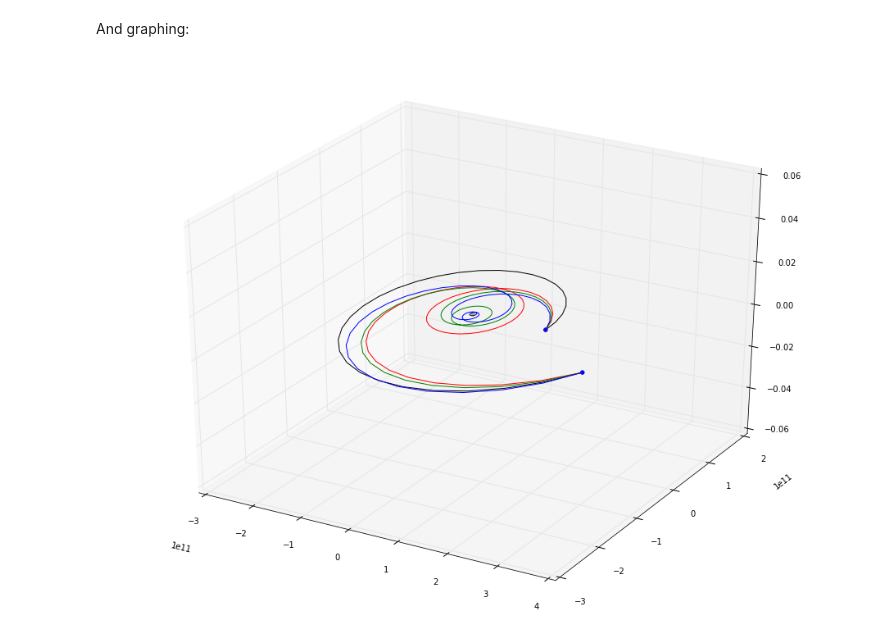
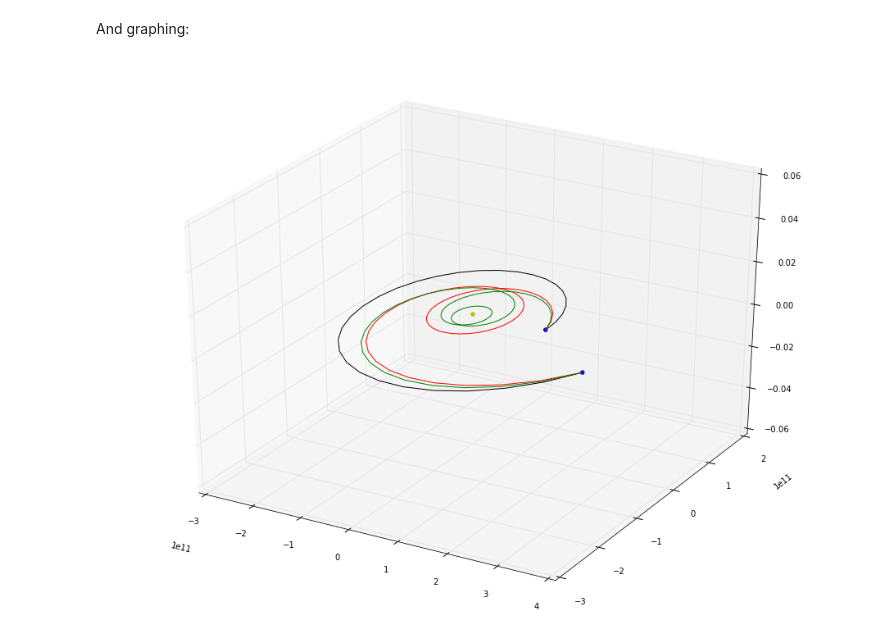
Before and after one commit to CainVelasquez/expsin, a Jupyter notebook: Exposin Project.ipynb, the cells around one changed output. Cells and saved outputs as stored; diff of their text form; code cells hidden in the pictures.

```diff
--- a/Exposin Project.ipynb
+++ b/Exposin Project.ipynb
@@ -52,25 +52,25 @@ And graphing:
 # %%
 %matplotlib inline
 from pylab import rcParams
 rcParams['figure.figsize'] = 16, 12
 
 import matplotlib as mpl
 from mpl_toolkits.mplot3d import Axes3D
 import matplotlib.pyplot as plt
 
 fig = plt.figure()
 axis = fig.gca(projection='3d')
 
 axis.scatter([0],[0],[0],color='y')
 axis.scatter([r1[0]],[r1[1]],[r1[2]],color='b')
 axis.scatter([r2[0]],[r2[1]],[r2[2]],color='b')
 
-for i in range(4):
+for i in range(3):
     pk.orbit_plots.plot_lambert_exposin(prob,axis,sol=i,color=['k','r','g','b'][i])
 
 plt.show()
 # %% [output]
-[figure, old version]
+[figure, new version]
 # %% [markdown]
 Some solutions are clearly not useful!
 
```
Also changed, not shown: parts of 7 cells of this notebook, 4 other files.
